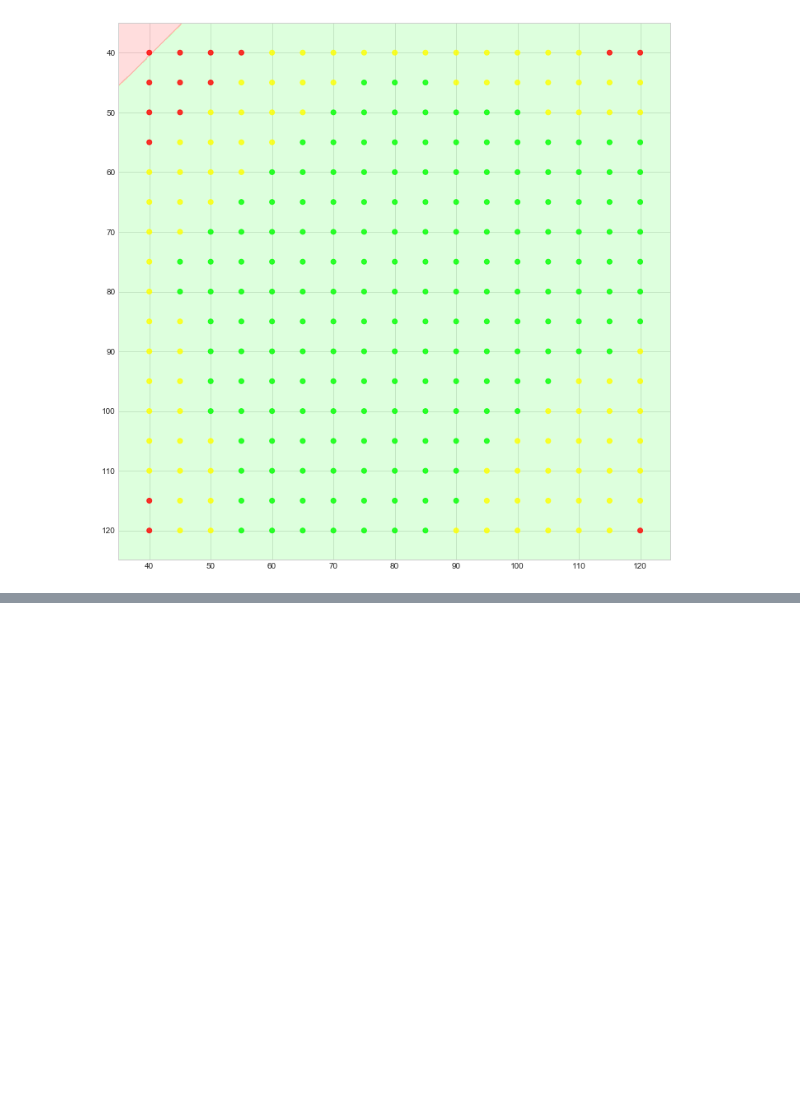
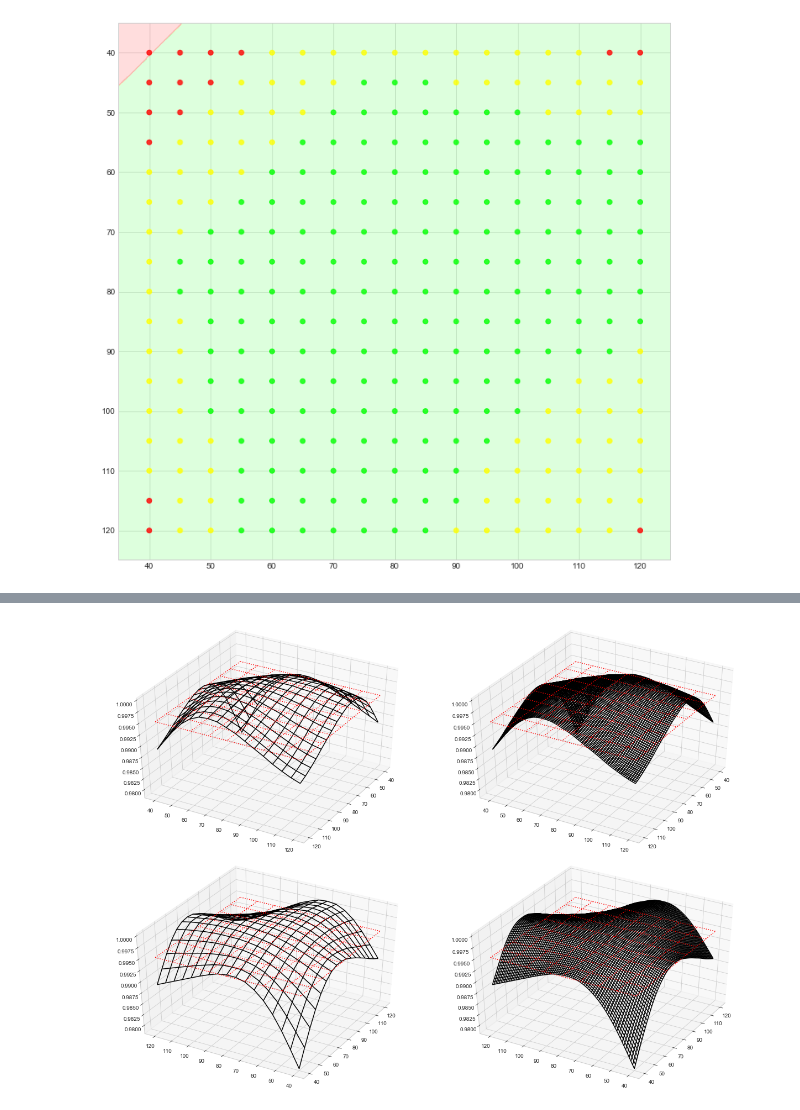
Before and after one commit to MagnsW/Geophysical-Subarray_separation_matrix, a Jupyter notebook: Separation_matrix_Kizomba-Separation_QC-KNN.ipynb, the cells around one changed output, grey strips where cells are left out. Drawn from its saved outputs; the diff is of its cells as text; code cells hidden in the pictures; blank space fills up the shorter version.

Commit message:
Interpolation and knn

```diff
--- a/Separation_matrix_Kizomba-Separation_QC-KNN.ipynb
+++ b/Separation_matrix_Kizomba-Separation_QC-KNN.ipynb
@@ -565,0 +610,2 @@ plot_decision_boundaries(training_data, training_labels, classifier);
+# %%
+X, Y = np.meshgrid(x, y)
@@ -565,0 +632,38 @@ plot_decision_boundaries(training_data, training_labels, classifier);
+# %%
+interp_spline = RectBivariateSpline(x, y, Z_array)
+# %%
+xmin, ymin = 40, 40
+xmax, ymax = 120, 120
+# %%
+# Regularly-spaced, fine grid
+dx2, dy2 = 1, 1
+x2 = np.arange(xmin, xmax+1, dx2)
+y2 = np.arange(ymin, ymax+1, dy2)
+X2, Y2 = np.meshgrid(x2,y2)
+Z2 = interp_spline(y2, x2)
+# %%
+fig, ax = plt.subplots(nrows=2, ncols=2, subplot_kw={'projection': '3d'}, figsize=(17, 12))
+
+xx, yy = np.meshgrid(range(40, 130, 10), range(40, 130, 10))
+zz = 0.995 + (0*xx + 0*yy)
+
+ax[0][0].view_init(40, 30)
+ax[0][1].view_init(40, 30)
+
+ax[0][0].plot_wireframe(X, Y, Z_array, color='k')
+ax[0][0].plot_wireframe(xx, yy, zz, color='r', linestyle=':')
+ax[0][1].plot_wireframe(X2, Y2, Z2, color='k', rcount=100, ccount=100)
+ax[0][1].plot_wireframe(xx, yy, zz, color='r', linestyle=':')
+
+ax[1][0].view_init(40, 210)
+ax[1][1].view_init(40, 210)
+
+ax[1][0].plot_wireframe(X, Y, Z_array, color='k')
+ax[1][0].plot_wireframe(xx, yy, zz, color='r', linestyle=':')
+ax[1][1].plot_wireframe(X2, Y2, Z2, color='k', rcount=100, ccount=100)
+ax[1][1].plot_wireframe(xx, yy, zz, color='r', linestyle=':')
+
+fig.tight_layout()
+plt.show()
+# %% [output]
+[figure, added]
```
Also changed, not shown: parts of 23 cells of this notebook.
